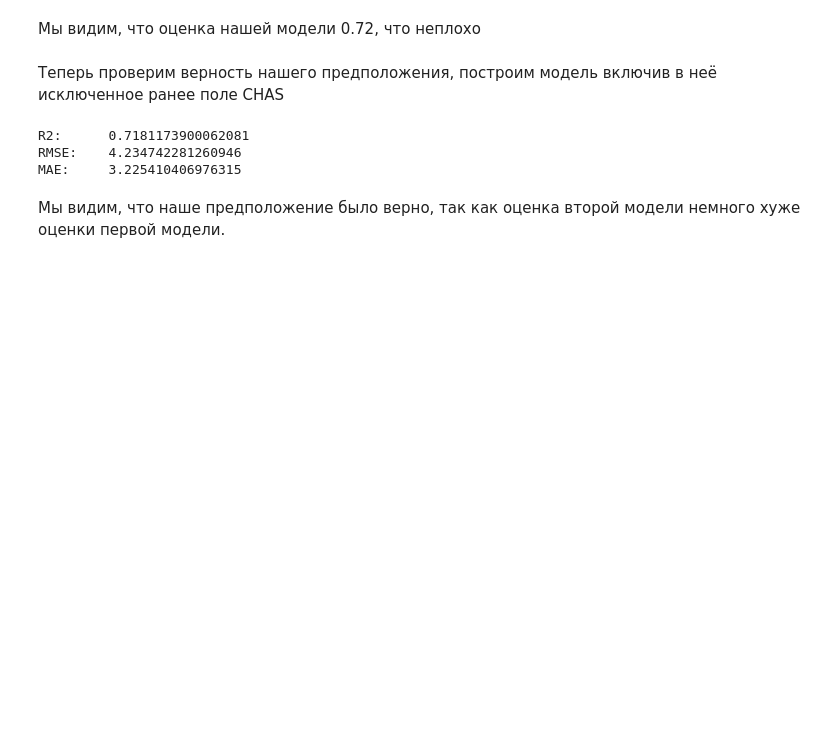
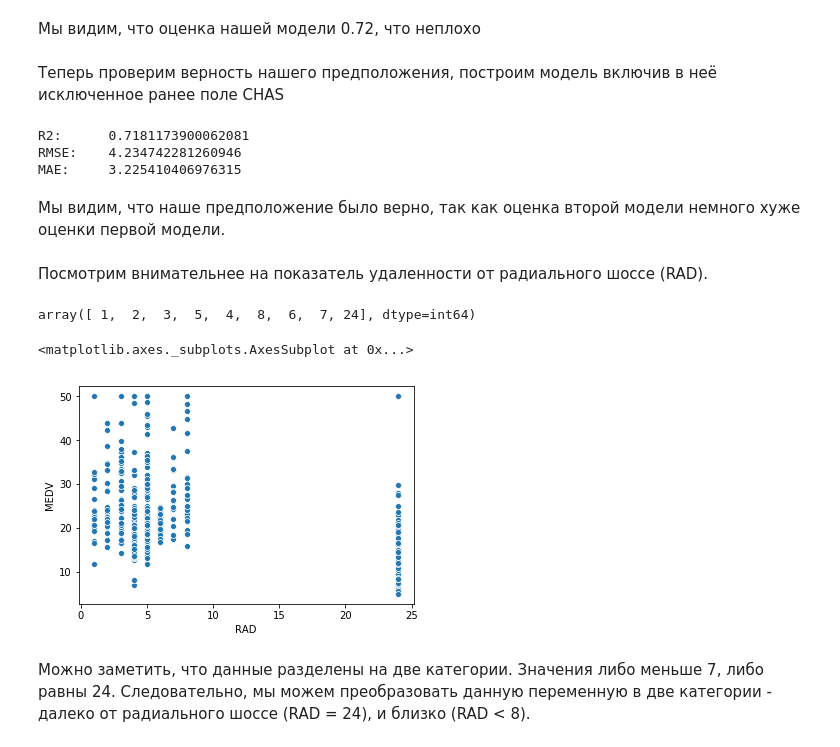
Before and after one commit to mrvanolog/Netology, a Jupyter notebook: Feature engineering/Lesson2/hw2.ipynb, the cells around one changed output. Saved outputs shown, nothing was run; the diff lists cells and outputs as text; code cells hidden in the pictures; blank space fills up the shorter version.

```diff
--- a/Feature engineering/Lesson2/hw2.ipynb
+++ b/Feature engineering/Lesson2/hw2.ipynb
@@ -150,3 +148,16 @@ RMSE:    4.234742281260946
 MAE:     3.225410406976315
 # %% [markdown]
 Мы видим, что наше предположение было верно, так как оценка второй модели немного хуже оценки первой модели.
+# %% [markdown]
+Посмотрим внимательнее на показатель удаленности от радиального шоссе (RAD).
+# %%
+data.RAD.unique()
+# %% [output]
+array([ 1,  2,  3,  5,  4,  8,  6,  7, 24], dtype=int64)
+# %%
+sns.scatterplot(data.RAD, data.MEDV)
+# %% [output]
+<matplotlib.axes._subplots.AxesSubplot at 0x...>
+[figure, added]
+# %% [markdown]
+Можно заметить, что данные разделены на две категории. Значения либо меньше 7, либо равны 24. Следовательно, мы можем преобразовать данную переменную в две категории - далеко от радиального шоссе (RAD = 24), и близко (RAD < 8).
```
Also changed, not shown: parts of 7 cells of this notebook.
